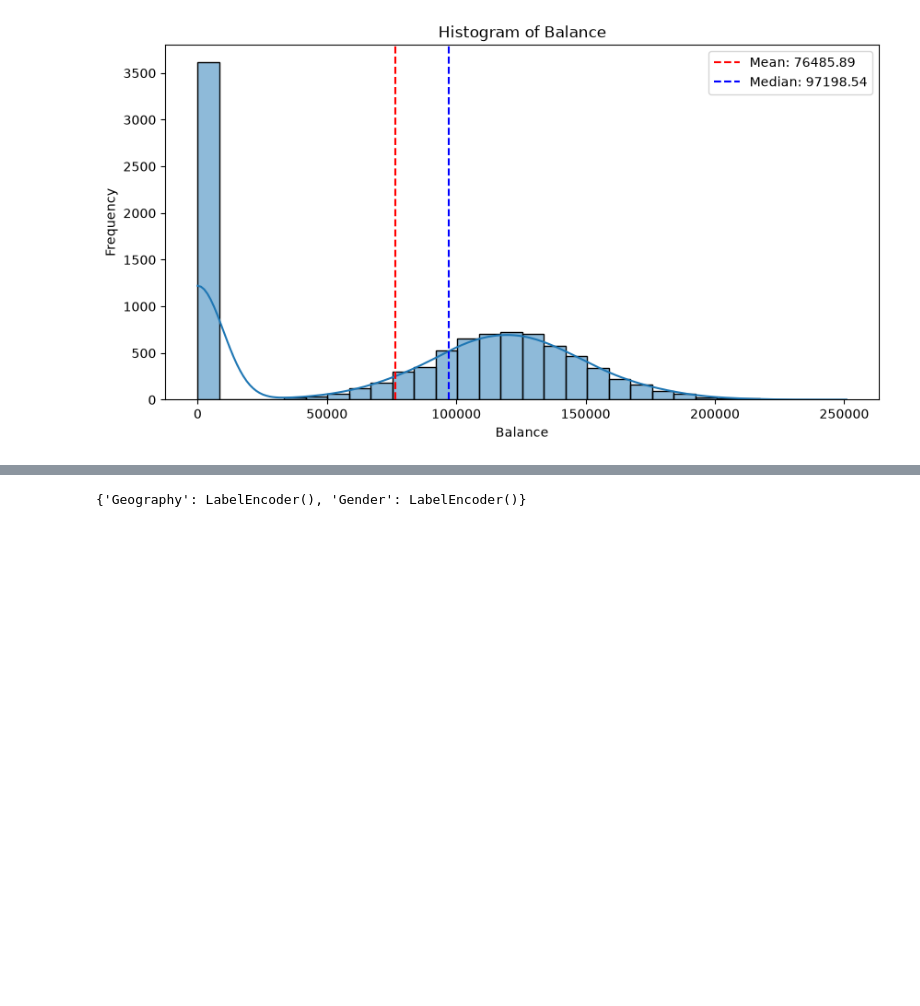
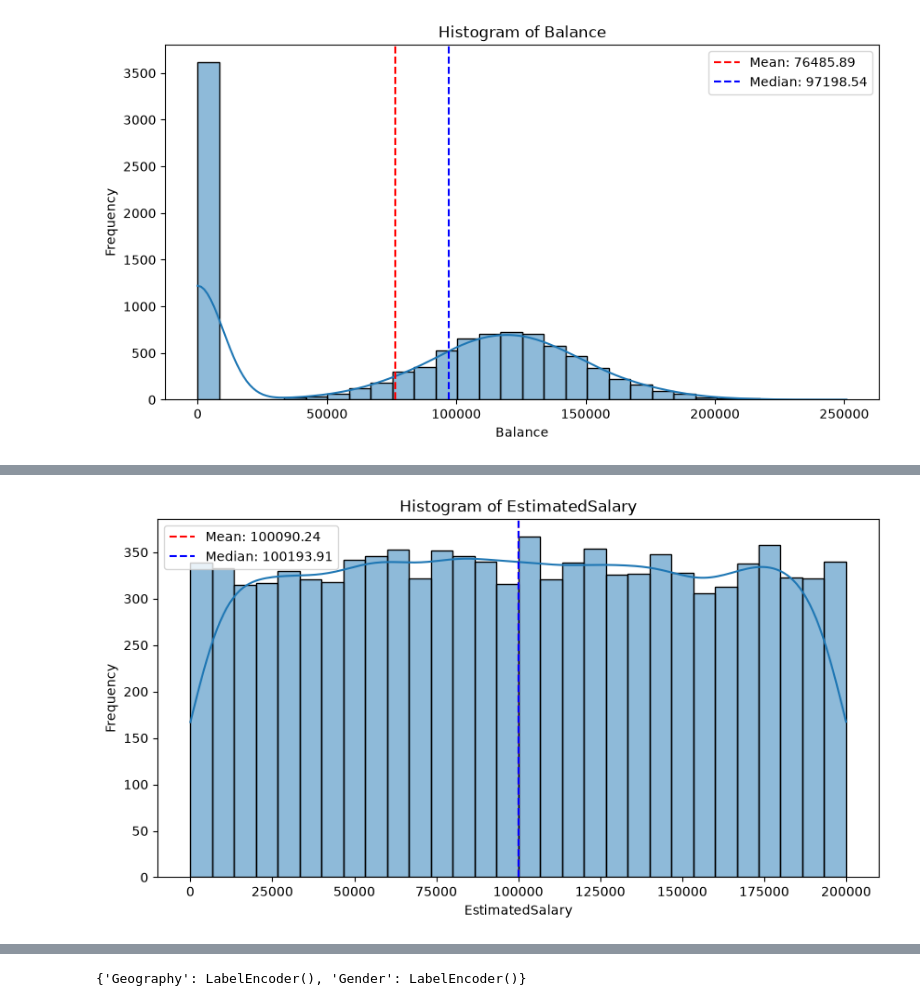
Before and after one commit to olaoluwacode/UD_Customer_Churn_Prediction, a Jupyter notebook: eda.ipynb, the cells around one changed output, grey strips where cells are left out. Cells and saved outputs as stored; diff of their text form; code cells hidden in the pictures; blank space fills up the shorter version.

```diff
--- a/eda.ipynb
+++ b/eda.ipynb
@@ -634,0 +647,4 @@ plot_histogram(da, 'Balance')
+# %%
+plot_histogram(da, 'EstimatedSalary')
+# %% [output]
+[figure, added]
```
Also changed, not shown: parts of 13 cells of this notebook.
